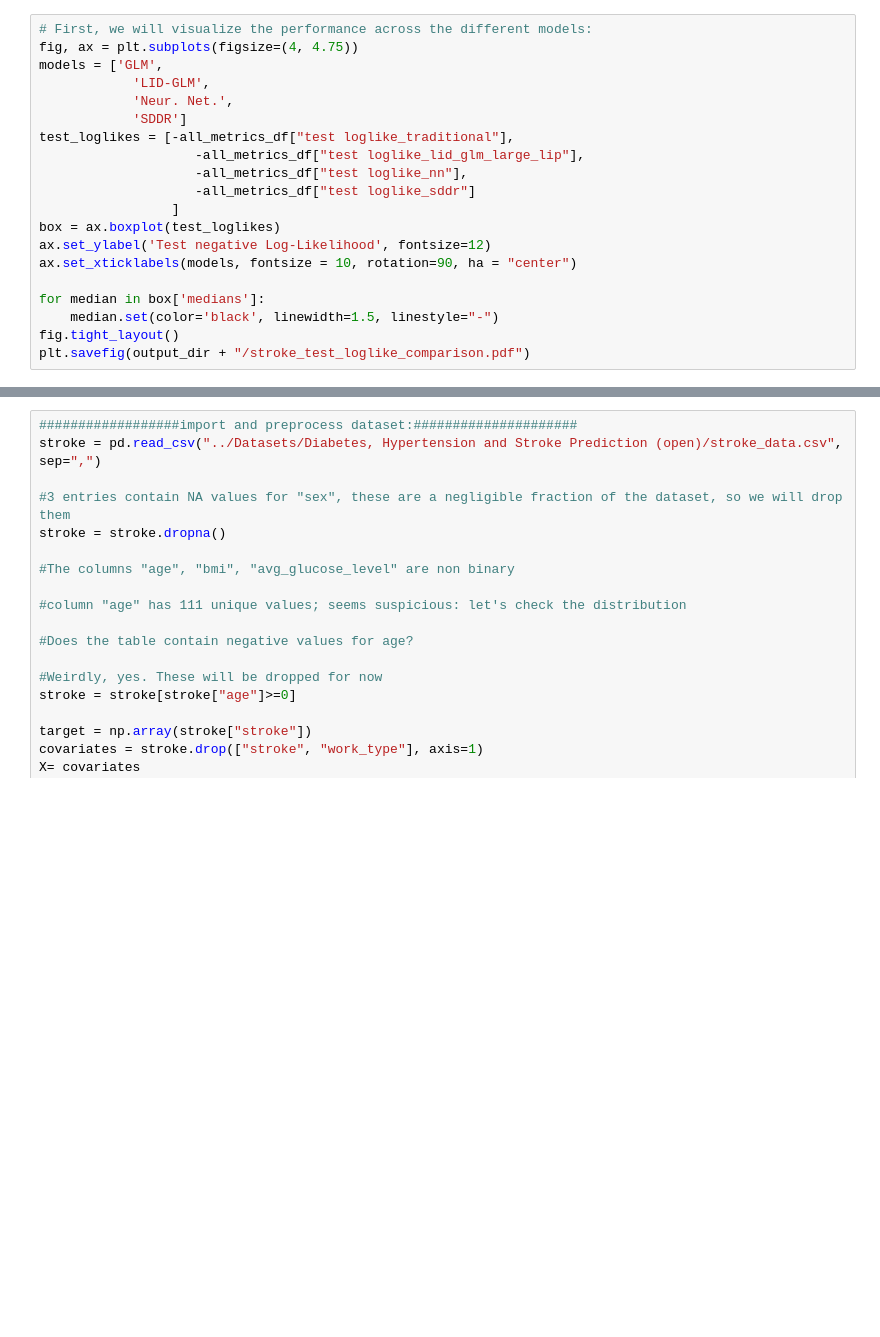
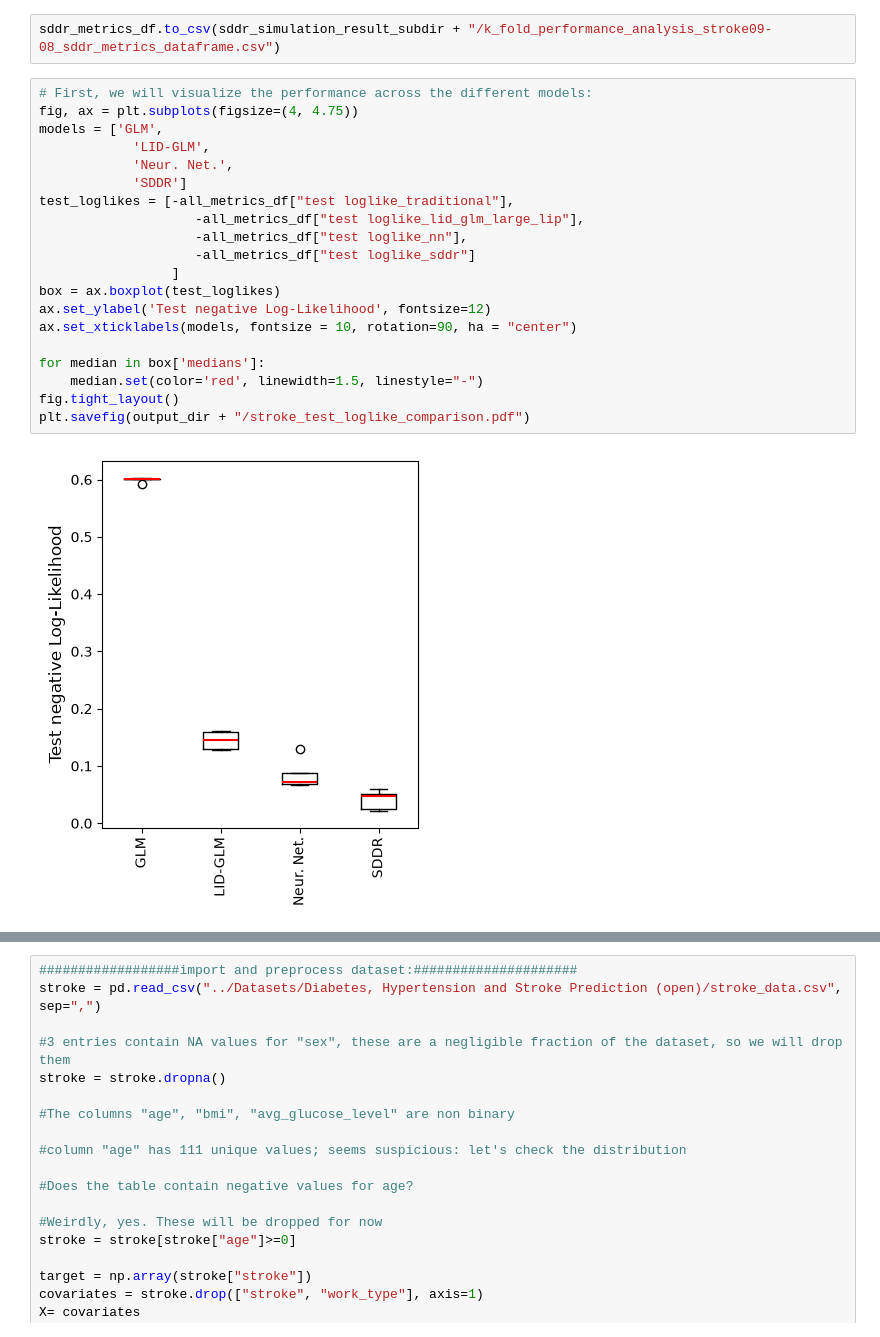
Before and after one commit to tsplittg/LiD-GLM-paper-code, a Jupyter notebook: applications/Stroke_application/performance_comp.ipynb, the cells around one changed output, grey strips where cells are left out. Cells and saved outputs as stored; diff of their text form; blank space fills up the shorter version.

```diff
--- a/applications/Stroke_application/performance_comp.ipynb
+++ b/applications/Stroke_application/performance_comp.ipynb
@@ -58,23 +79,27 @@ all_metrics_df.to_csv(output_dir + "/stroke_all_models_performance_comparison_me
+# %%
+sddr_metrics_df.to_csv(sddr_simulation_result_subdir + "/k_fold_performance_analysis_stroke09-08_sddr_metrics_dataframe.csv")
 # %%
 # First, we will visualize the performance across the different models:
 fig, ax = plt.subplots(figsize=(4, 4.75))
 models = ['GLM',
             'LID-GLM',
             'Neur. Net.',
             'SDDR']
 test_loglikes = [-all_metrics_df["test loglike_traditional"],
                     -all_metrics_df["test loglike_lid_glm_large_lip"],
                     -all_metrics_df["test loglike_nn"],
                     -all_metrics_df["test loglike_sddr"]
                  ]
 box = ax.boxplot(test_loglikes)
 ax.set_ylabel('Test negative Log-Likelihood', fontsize=12)
 ax.set_xticklabels(models, fontsize = 10, rotation=90, ha = "center")
 
 for median in box['medians']:
-    median.set(color='black', linewidth=1.5, linestyle="-")
+    median.set(color='red', linewidth=1.5, linestyle="-")
 fig.tight_layout()
 plt.savefig(output_dir + "/stroke_test_loglike_comparison.pdf")
+# %% [output]
+[figure, added]
 # %%
 # we construct a table aggregating mean and std of the test log-likelihoods for each model:
 summary_table = pd.DataFrame({
```
Also changed, not shown: parts of 4 cells of this notebook, 8 other files.
